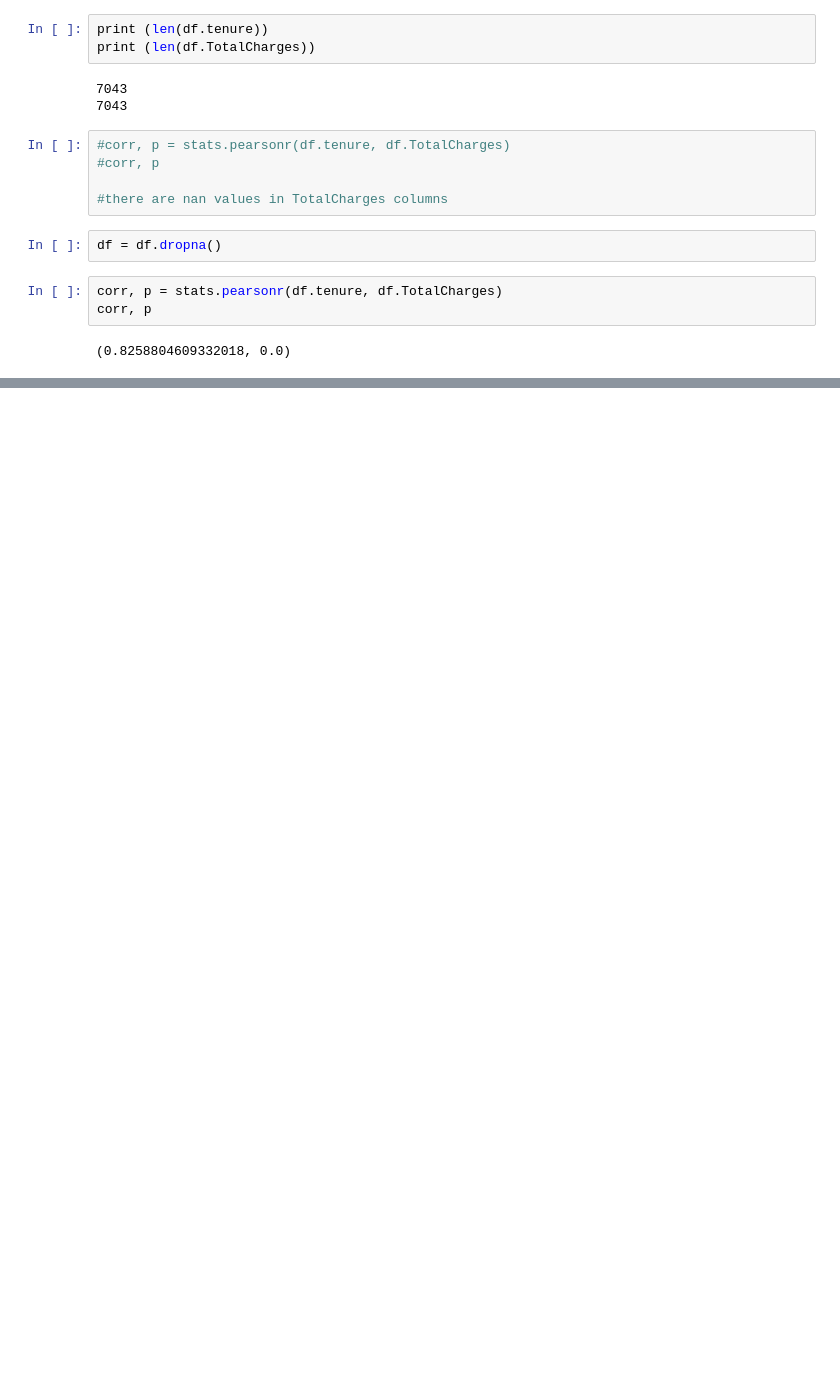
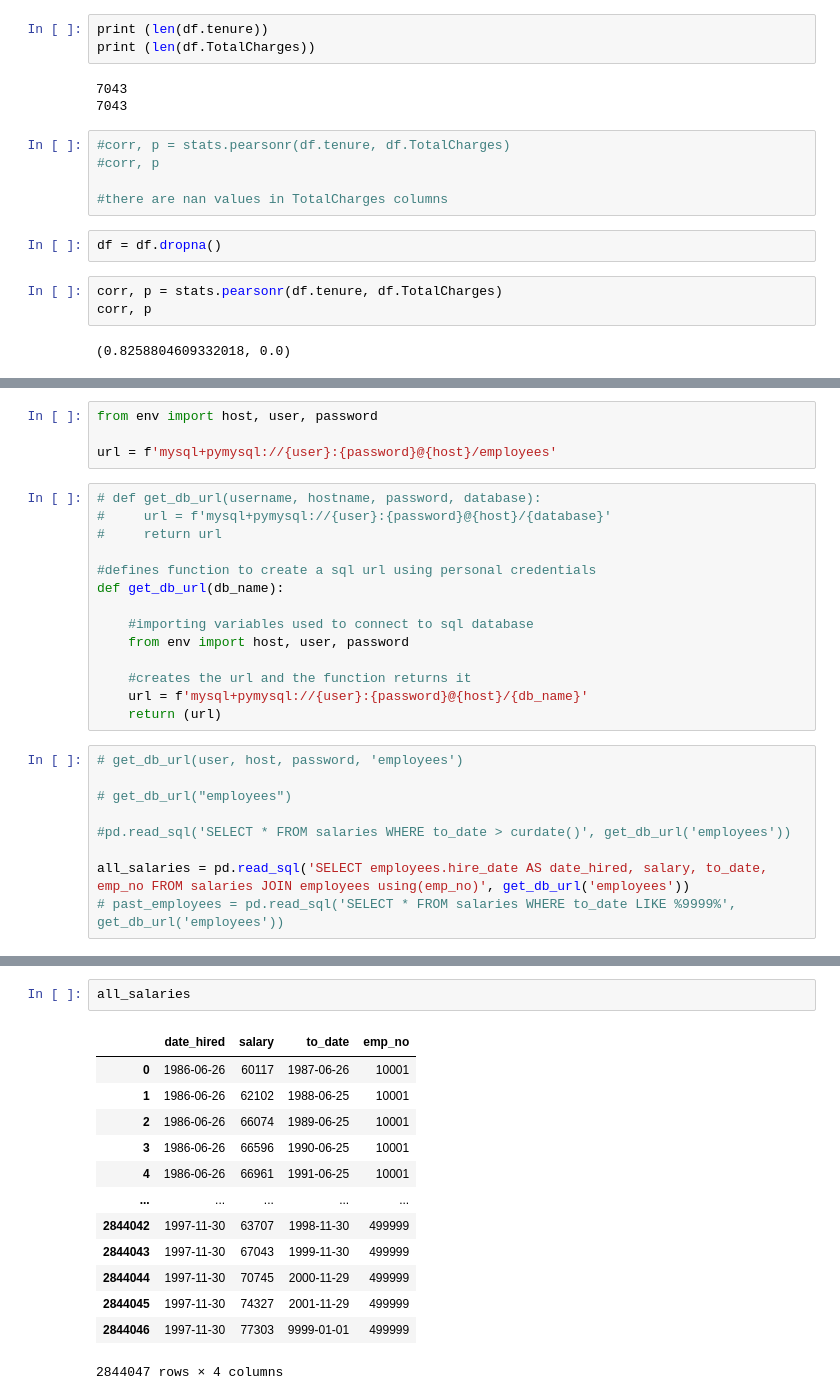
Before and after one commit to Brooke-Holyoak/statistics-exercises, a Jupyter notebook: hypothesis_testing.ipynb, the cells around one changed output, grey strips where cells are left out. Cells and saved outputs as stored; diff of their text form; blank space fills up the shorter version.

```diff
--- a/hypothesis_testing.ipynb
+++ b/hypothesis_testing.ipynb
@@ -483,0 +528,27 @@ corr, p
+# %%
+from env import host, user, password
+
+url = f'mysql+pymysql://{user}:{password}@{host}/employees'
+# %%
+# def get_db_url(username, hostname, password, database):
+#     url = f'mysql+pymysql://{user}:{password}@{host}/{database}'
+#     return url
+
+#defines function to create a sql url using personal credentials
+def get_db_url(db_name):
+
+    #importing variables used to connect to sql database
+    from env import host, user, password
+
+    #creates the url and the function returns it
+    url = f'mysql+pymysql://{user}:{password}@{host}/{db_name}'
+    return (url)
+# %%
+# get_db_url(user, host, password, 'employees')
+
+# get_db_url("employees")
+
+#pd.read_sql('SELECT * FROM salaries WHERE to_date > curdate()', get_db_url('employees'))
+
+all_salaries = pd.read_sql('SELECT employees.hire_date AS date_hired, salary, to_date, emp_no FROM salaries JOIN employees using(emp_no)', get_db_url('employees'))
+# past_employees = pd.read_sql('SELECT * FROM salaries WHERE to_date LIKE %9999%', get_db_url('employees'))
@@ -483,0 +564,16 @@ corr, p
+# %%
+all_salaries
+# %% [output]
+|  | date_hired | salary | to_date | emp_no |
+| 0 | 1986-06-26 | 60117 | 1987-06-26 | 10001 |
+| 1 | 1986-06-26 | 62102 | 1988-06-25 | 10001 |
+| 2 | 1986-06-26 | 66074 | 1989-06-25 | 10001 |
+| 3 | 1986-06-26 | 66596 | 1990-06-25 | 10001 |
+| 4 | 1986-06-26 | 66961 | 1991-06-25 | 10001 |
+| ... | ... | ... | ... | ... |
+| 2844042 | 1997-11-30 | 63707 | 1998-11-30 | 499999 |
+| 2844043 | 1997-11-30 | 67043 | 1999-11-30 | 499999 |
+| 2844044 | 1997-11-30 | 70745 | 2000-11-29 | 499999 |
+| 2844045 | 1997-11-30 | 74327 | 2001-11-29 | 499999 |
+| 2844046 | 1997-11-30 | 77303 | 9999-01-01 | 499999 |
+2844047 rows × 4 columns
```
Also changed, not shown: parts of 17 cells of this notebook.
